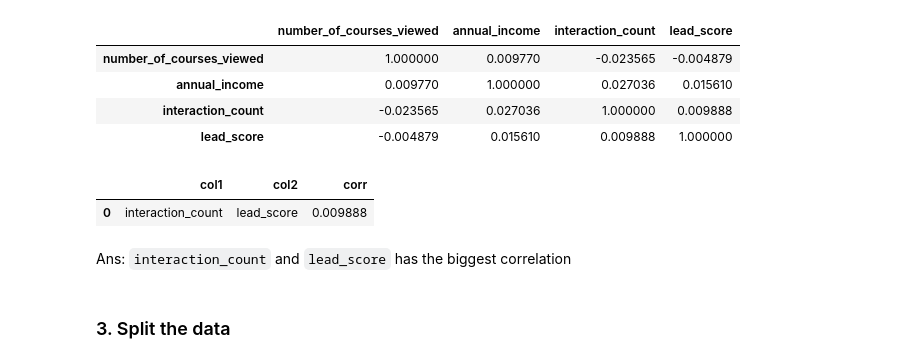
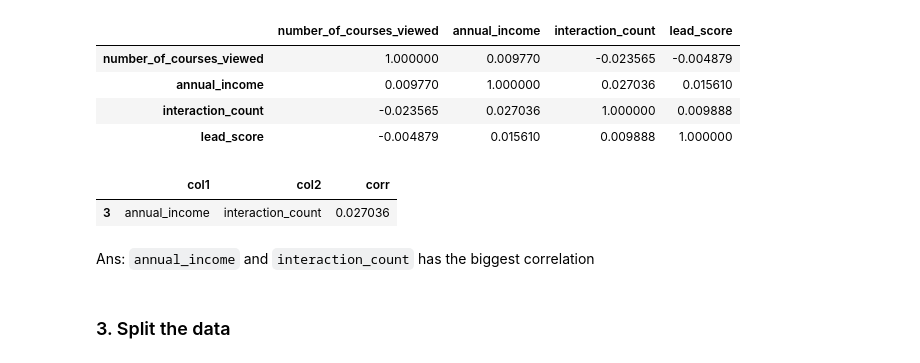
Before and after one commit to Avisprof/ml-zoomcamp-2025, a Jupyter notebook: hw3.ipynb, the cells around one changed output. Saved outputs shown, nothing was run; the diff lists cells and outputs as text; code cells hidden in the pictures.

```diff
--- a/hw3.ipynb
+++ b/hw3.ipynb
@@ -89,21 +89,21 @@ df_corr.style.background_gradient()
 # %%
 scores = []
 for col1, col2 in [
     ('interaction_count','lead_score'),
     ('number_of_courses_viewed','lead_score'),
     ('number_of_courses_viewed','interaction_count'),
     ('annual_income','interaction_count')
 ]:
     scores.append([col1, col2, abs(df_corr[col1][col2])])
 
 df_scores = pd.DataFrame(scores,columns=['col1','col2','corr'])
-df_scores.sort_values(by='corr', ascending=False)
+df_scores.sort_values(by='corr', ascending=False, inplace=True)
 df_scores.head(1)
 # %% [output]
 |  | col1 | col2 | corr |
-| 0 | interaction_count | lead_score | 0.009888 |
+| 3 | annual_income | interaction_count | 0.027036 |
 # %% [markdown]
-Ans: `interaction_count` and `lead_score` has the biggest correlation
+Ans: `annual_income` and `interaction_count` has the biggest correlation
 # %% [markdown]
 ### 3. Split the data
 # %% [markdown]
```
Also changed, not shown: 1 other file.
